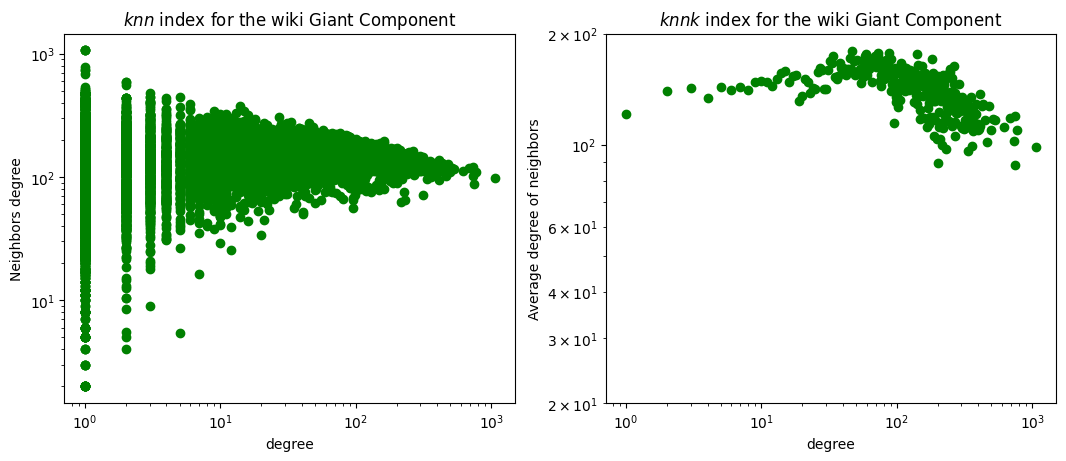
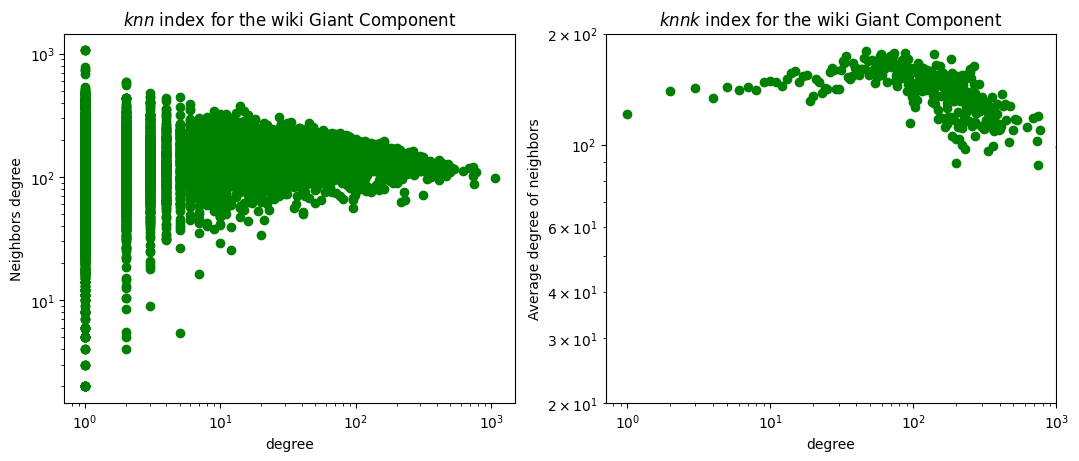
The change to this notebook cell's code, shown as a diff; its figure went from the first image to the second:
--- before
+++ after
@@ -22,4 +22,5 @@
 _ = ax2.loglog(list(wiki_knnk.keys()), list(wiki_knnk.values()), 'go')
 _ = ax2.set_ylim(20,200)
+_ = ax2.set_xlim(0,1000)
 _ = ax2.set_xlabel("degree")
 _ = ax2.set_ylabel("Average degree of neighbors")
@@ -47,4 +48,5 @@
 _ = ax2.loglog(ba_knnk.keys(), ba_knnk.values(), 'ro')
 _ = ax2.set_ylim(20,200)
+_ = ax2.set_xlim(0,1000)
 _ = ax2.set_xlabel("degree")
 _ = ax2.set_ylabel("Average degree of neighbors")

Commit: committ finale